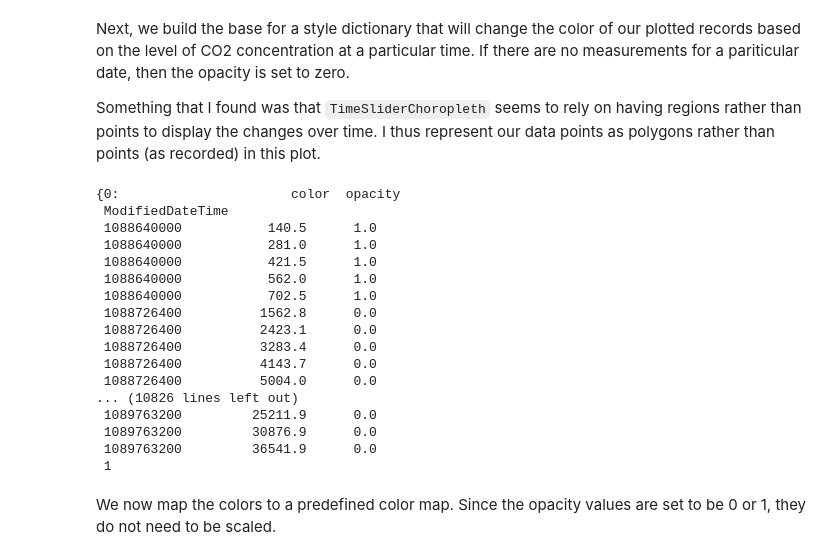
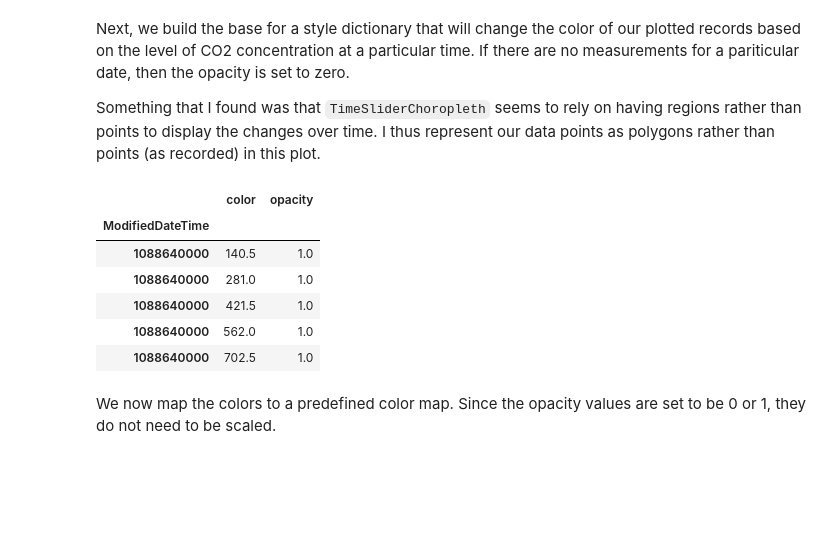
Before and after one commit to geohackweek/ghw2018_web_portal_inlandwater_co2, a Jupyter notebook: notebooks/InteractiveTimeSeries.ipynb, the cells around one changed output. Drawn from its saved outputs; the diff is of its cells as text; code cells hidden in the pictures; blank space fills up the shorter version.

```diff
--- a/notebooks/InteractiveTimeSeries.ipynb
+++ b/notebooks/InteractiveTimeSeries.ipynb
@@ -267,26 +246,16 @@ for record in co2_geo_data_table_TS_subset.index:
     df.loc[df.index == dt_index[record_index], 'opacity'] = np.ones(len(df.index[df.index == dt_index[record_index]]))#co2_geo_data_table_TS_subset[df.index == dt_index[record]].CO2.get_values()
     styledata[record_index] = df
     record_index += 1
-# %%
-styledata
-# %% [output]
-{0:                      color  opacity
- ModifiedDateTime
- 1088640000           140.5      1.0
- 1088640000           281.0      1.0
- 1088640000           421.5      1.0
- 1088640000           562.0      1.0
- 1088640000           702.5      1.0
- 1088726400          1562.8      0.0
- 1088726400          2423.1      0.0
- 1088726400          3283.4      0.0
- 1088726400          4143.7      0.0
- 1088726400          5004.0      0.0
-... (10826 lines left out)
- 1089763200         25211.9      0.0
- 1089763200         30876.9      0.0
- 1089763200         36541.9      0.0
- 1
+# %%
+styledata.get(0).head()
+# %% [output]
+|  | color | opacity |
+| ModifiedDateTime |  |  |
+| 1088640000 | 140.5 | 1.0 |
+| 1088640000 | 281.0 | 1.0 |
+| 1088640000 | 421.5 | 1.0 |
+| 1088640000 | 562.0 | 1.0 |
+| 1088640000 | 702.5 | 1.0 |
 # %% [markdown]
 We now map the colors to a predefined color map.  Since the opacity values are set to be 0 or 1, they do not need to be scaled.
 # %%
```
Also changed, not shown: parts of 4 cells of this notebook, 4 other files.
